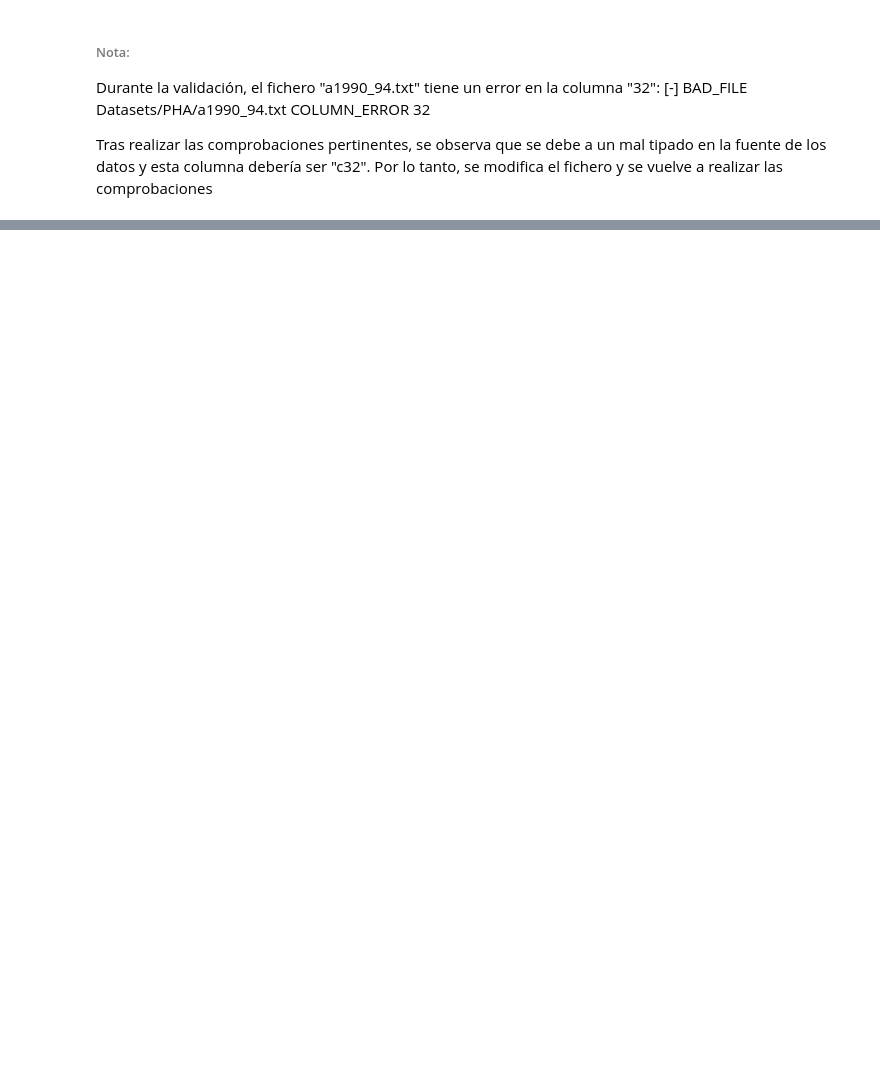
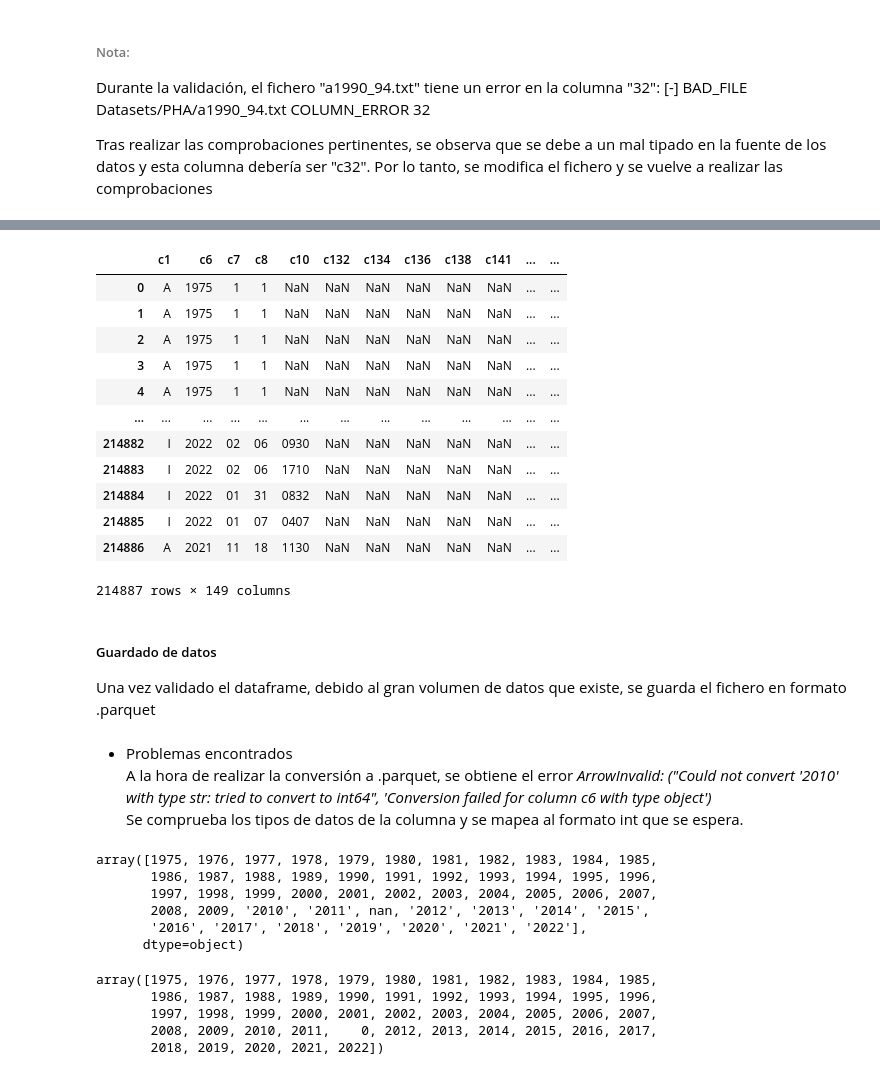
Before and after one commit to Vic-silo/TFM-EIP, a Jupyter notebook: ML-Models/PHA-Datasets.ipynb, the cells around one changed output, grey strips where cells are left out. Saved outputs shown, nothing was run; the diff lists cells and outputs as text; code cells hidden in the pictures; blank space fills up the shorter version.

```diff
--- a/ML-Models/PHA-Datasets.ipynb
+++ b/ML-Models/PHA-Datasets.ipynb
@@ -181,0 +292,7 @@ Una vez validado el dataframe, debido al gran volumen de datos que existe, se gu
+# %%
+unused_columns = [5, 3, 2, 4, 9, 75, 140, 139, 203, 204, 214, 790, 26, 37, 15, 16, 17,18, 19, 143, 205, 206, 207, 208, 210, 43, 129, 124, 125, 77]
+unused_columns = [f'c{idx}' for idx in unused_columns]
+
+for col in unused_columns:
+    description = legend_df[legend_df["Column_name"] == col]["Description"].values[0]
+    print(f'[+] UNUSED_COL\t{col}\t{description}')
@@ -181,0 +317,22 @@ Una vez validado el dataframe, debido al gran volumen de datos que existe, se gu
+# %%
+# Eliminar las columnas seleccionadas
+df_clean.drop(unused_columns, axis=1, inplace=True)
+df_clean
+# %% [output]
+|  | c1 | c6 | c7 | c8 | c10 | c132 | c134 | c136 | c138 | c141 | ... | ... |
+| 0 | A | 1975 | 1 | 1 | NaN | NaN | NaN | NaN | NaN | NaN | ... | ... |
+| 1 | A | 1975 | 1 | 1 | NaN | NaN | NaN | NaN | NaN | NaN | ... | ... |
+| 2 | A | 1975 | 1 | 1 | NaN | NaN | NaN | NaN | NaN | NaN | ... | ... |
+| 3 | A | 1975 | 1 | 1 | NaN | NaN | NaN | NaN | NaN | NaN | ... | ... |
+| 4 | A | 1975 | 1 | 1 | NaN | NaN | NaN | NaN | NaN | NaN | ... | ... |
+| ... | ... | ... | ... | ... | ... | ... | ... | ... | ... | ... | ... | ... |
+| 214882 | I | 2022 | 02 | 06 | 0930 | NaN | NaN | NaN | NaN | NaN | ... | ... |
+| 214883 | I | 2022 | 02 | 06 | 1710 | NaN | NaN | NaN | NaN | NaN | ... | ... |
+| 214884 | I | 2022 | 01 | 31 | 0832 | NaN | NaN | NaN | NaN | NaN | ... | ... |
+| 214885 | I | 2022 | 01 | 07 | 0407 | NaN | NaN | NaN | NaN | NaN | ... | ... |
+| 214886 | A | 2021 | 11 | 18 | 1130 | NaN | NaN | NaN | NaN | NaN | ... | ... |
+214887 rows × 149 columns
+# %% [markdown]
+##### Guardado de datos
+
+Una vez validado el dataframe, debido al gran volumen de datos que existe, se guarda el fichero en formato .parquet
@@ -181,0 +341,26 @@ Una vez validado el dataframe, debido al gran volumen de datos que existe, se gu
+# %% [markdown]
+- Problemas encontrados<br>
+A la hora de realizar la conversión a .parquet, se obtiene el error *ArrowInvalid: ("Could not convert '2010' with type str: tried to convert to int64", 'Conversion failed for column c6 with type object')*<br>
+Se comprueba los tipos de datos de la columna y se mapea al formato int que se espera.
+# %%
+column = 'c6'
+# Visualizar los tipos de datos que tenemos en la columna de los años
+df_clean[column].unique()
+# %% [output]
+array([1975, 1976, 1977, 1978, 1979, 1980, 1981, 1982, 1983, 1984, 1985,
+       1986, 1987, 1988, 1989, 1990, 1991, 1992, 1993, 1994, 1995, 1996,
+       1997, 1998, 1999, 2000, 2001, 2002, 2003, 2004, 2005, 2006, 2007,
+       2008, 2009, '2010', '2011', nan, '2012', '2013', '2014', '2015',
+       '2016', '2017', '2018', '2019', '2020', '2021', '2022'],
+      dtype=object)
+# %%
+# Convertir los valores NaN a 0 para podeer realizar la conversion
+df_clean[column] = df_clean[column].fillna(0)
+df_clean[column] = df_clean[column].astype(int)
+df_clean[column].unique()
+# %% [output]
+array([1975, 1976, 1977, 1978, 1979, 1980, 1981, 1982, 1983, 1984, 1985,
+       1986, 1987, 1988, 1989, 1990, 1991, 1992, 1993, 1994, 1995, 1996,
+       1997, 1998, 1999, 2000, 2001, 2002, 2003, 2004, 2005, 2006, 2007,
+       2008, 2009, 2010, 2011,    0, 2012, 2013, 2014, 2015, 2016, 2017,
+       2018, 2019, 2020, 2021, 2022])
```
Also changed, not shown: parts of 54 cells of this notebook, 1 other file.
